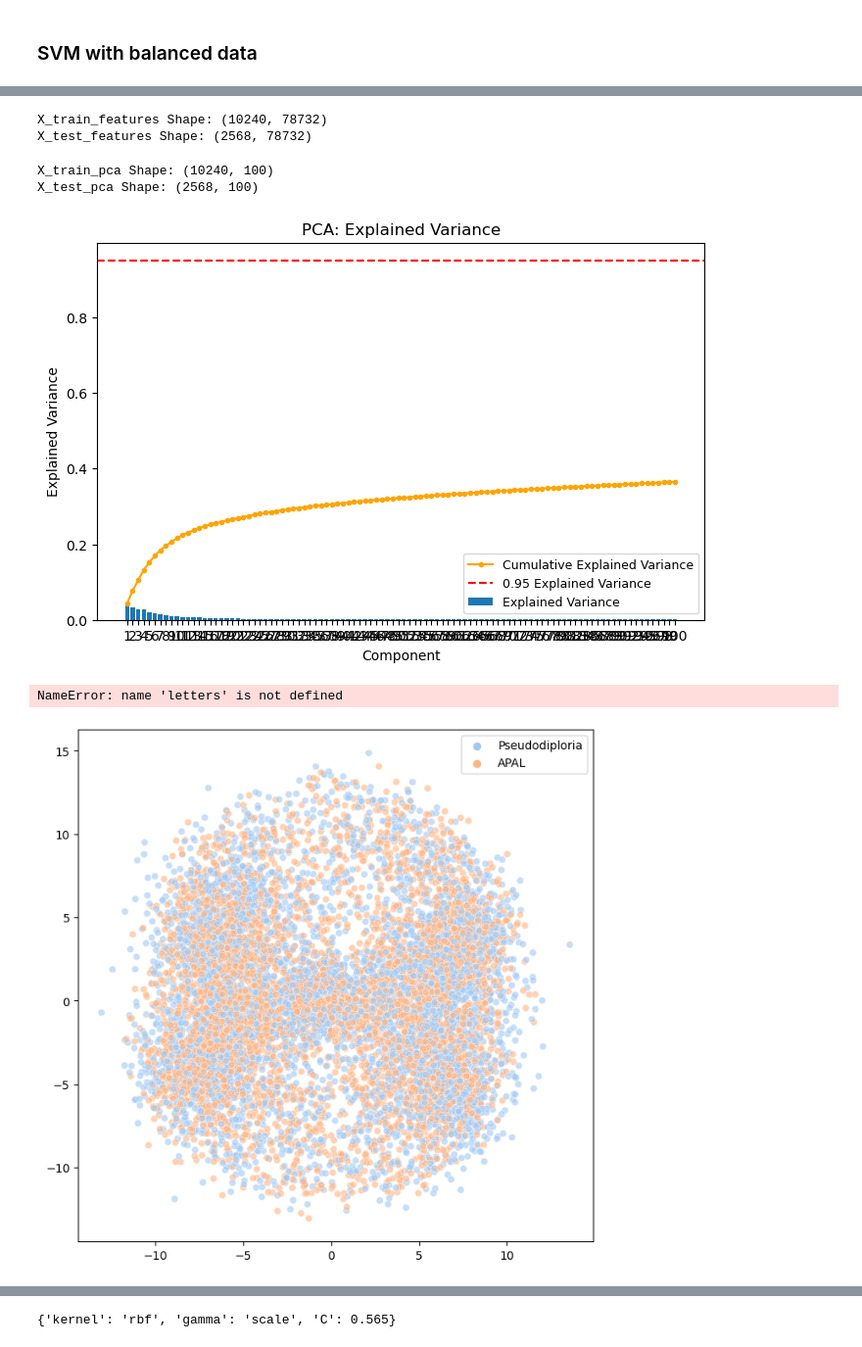
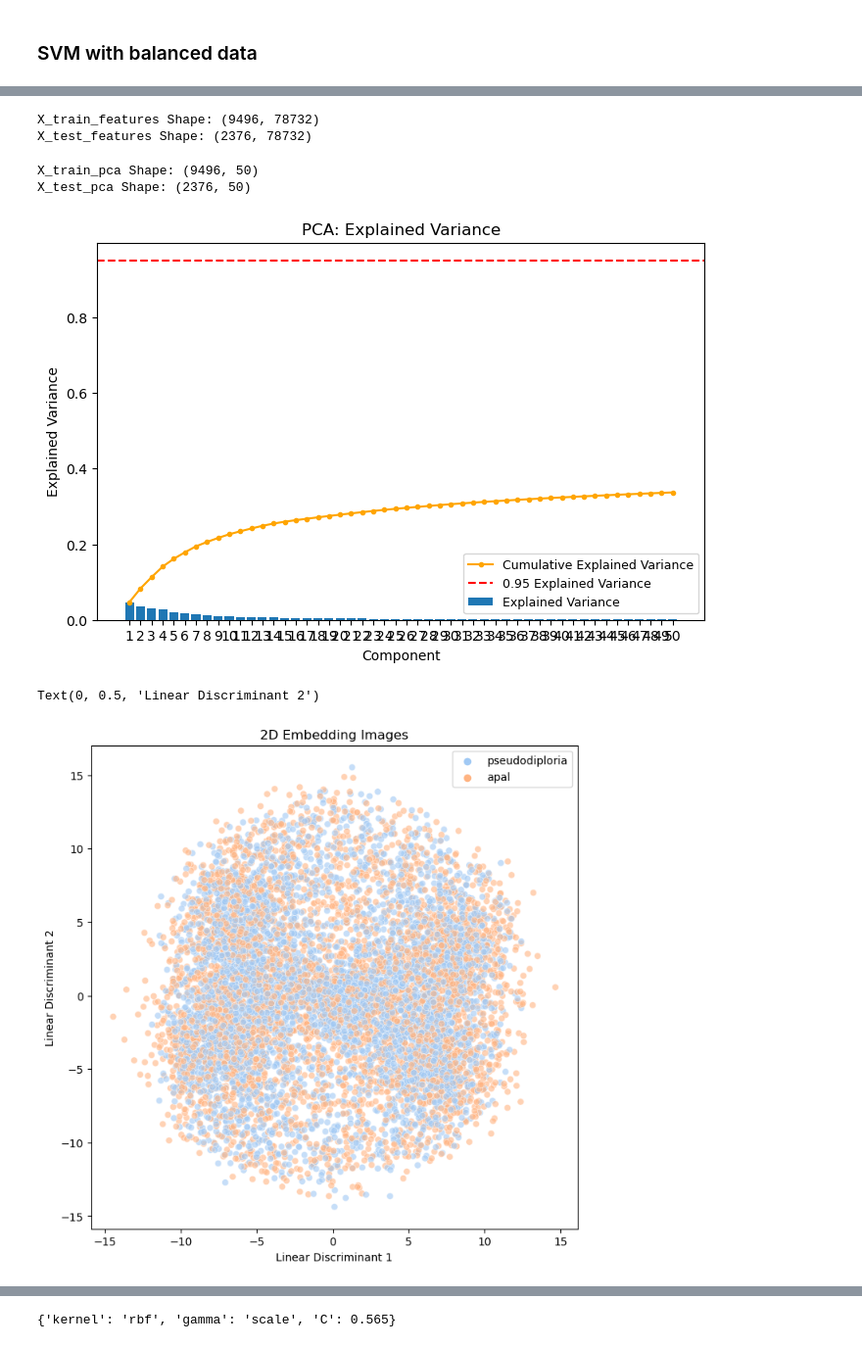
Before and after one commit to sumaiya008/Segmenting-Coral-Branch-tips, a Jupyter notebook: notebooks/1.0_Model_SVM.ipynb, the cells around one changed output, grey strips where cells are left out. Shown at 98% size. Drawn from its saved outputs; the diff is of its cells as text; code cells hidden in the pictures.

```diff
--- a/notebooks/1.0_Model_SVM.ipynb
+++ b/notebooks/1.0_Model_SVM.ipynb
@@ -60,0 +52,27 @@ X_test_features Shape: (1440, 26244)
+# %%
+# Define the HOG parameters
+orientations = 9
+pixels_per_cell = (8, 8)  # Adjusted to 8x8 for larger images
+cells_per_block = (2, 2)  # Adjusted to 2x2 for larger images
+
+# Function to extract HOG features from a single color image
+def extract_features(img):
+    # Compute HOG features for each color channel separately
+    hog_features = []
+    for channel in range(img.shape[2]):
+        features = hog(img[:, :, channel], orientations=orientations,
+                        pixels_per_cell=pixels_per_cell,
+                        cells_per_block=cells_per_block,
+                        visualize=False,
+                        transform_sqrt=True,
+                        feature_vector=True,
+                        block_norm='L2-Hys')
+        hog_features.extend(features)
+    return np.array(hog_features)
+
+# Apply the extract_features function to all images in X_train and X_test
+X_train_features = np.array([extract_features(img) for img in X_train])
+X_test_features = np.array([extract_features(img) for img in X_test])
+
+print(f"X_train_features Shape: {X_train_features.shape}")
+print(f"X_test_features Shape: {X_test_features.shape}")
@@ -96,4 +159,0 @@ Fitting 5 folds for each of 10 candidates, totalling 50 fits
-# %%
-#dumping randomized search cv into pickle file
-with open('..data/exteral/svm_randomized_search_cv.pkl','wb') as f:
-  pickle.dump(search_lda,f)
@@ -284,7 +240,7 @@ plt.show()
 ### SVM with balanced data
 # %%
 # Load the augmented data from the saved file
-data = np.load('../data/external/coral_augmented_combined_bl.npz')
+data = np.load('../data/external/coral_augmented_combined_bl_v2.npz')
 
 # Access the arrays from the loaded data
 X_train = data['X_train']
@@ -338,8 +294,8 @@ X_test_features = np.array([extract_features(img) for img in X_test])
 print(f"X_train_features Shape: {X_train_features.shape}")
 print(f"X_test_features Shape: {X_test_features.shape}")
 # %% [output]
-X_train_features Shape: (10240, 78732)
-X_test_features Shape: (2568, 78732)
+X_train_features Shape: (9496, 78732)
+X_test_features Shape: (2376, 78732)
 # %%
 import pickle
 
@@ -356,7 +312,7 @@ with open('hog_features.pkl', 'rb') as f:
 from sklearn.decomposition import PCA
 
 # Number of principal components (you can adjust this based on your needs)
-n_components = 100
+n_components = 50
 
 # Initialize PCA with the desired number of components
 pca = PCA(n_components=n_components)
@@ -368,8 +324,8 @@ X_test_pca = pca.transform(X_test_features)
 print(f"X_train_pca Shape: {X_train_pca.shape}")
 print(f"X_test_pca Shape: {X_test_pca.shape}")
 # %% [output]
-X_train_pca Shape: (10240, 100)
-X_test_pca Shape: (2568, 100)
+X_train_pca Shape: (9496, 50)
+X_test_pca Shape: (2376, 50)
 # %%
 #getting explained variance ratio from the lda model
 evr = pca.explained_variance_ratio_
@@ -386,20 +342,22 @@ plt.xlabel('Component');
 plt.ylabel('Explained Variance');
 plt.legend(fontsize = 9);
 # %% [output]
-[figure, old version]
+[figure, new version]
 # %%
 import seaborn as sns
 
 fig, ax = plt.subplots(figsize = (8,8))
 ax = sns.scatterplot(x = X_train_pca[:,0], y = X_train_pca[:,1], hue = y_train, palette = 'pastel',alpha=.6);
 handler, _ = ax.get_legend_handles_labels();
-plt.legend(handler, letters, bbox_to_anchor = (1, 1));
-plt.title('2D Embedding of Sign Language Images')
-plt.xlabel('Linear Discriminant 1');
-plt.ylabel('Linear Discriminant 2');
+letters = ["pseudodiploria",'apal']
+
+plt.legend(handler, letters, bbox_to_anchor=(1, 1))
+plt.title('2D Embedding Images')
+plt.xlabel('Linear Discriminant 1')
+plt.ylabel('Linear Discriminant 2')
 # %% [output]
-NameError: name 'letters' is not defined
+Text(0, 0.5, 'Linear Discriminant 2')
-[figure, old version]
+[figure, new version]
 # %%
 #defining support vector machine parameters
 parameters = {
```
Also changed, not shown: parts of 26 cells of this notebook, 1 other file.
